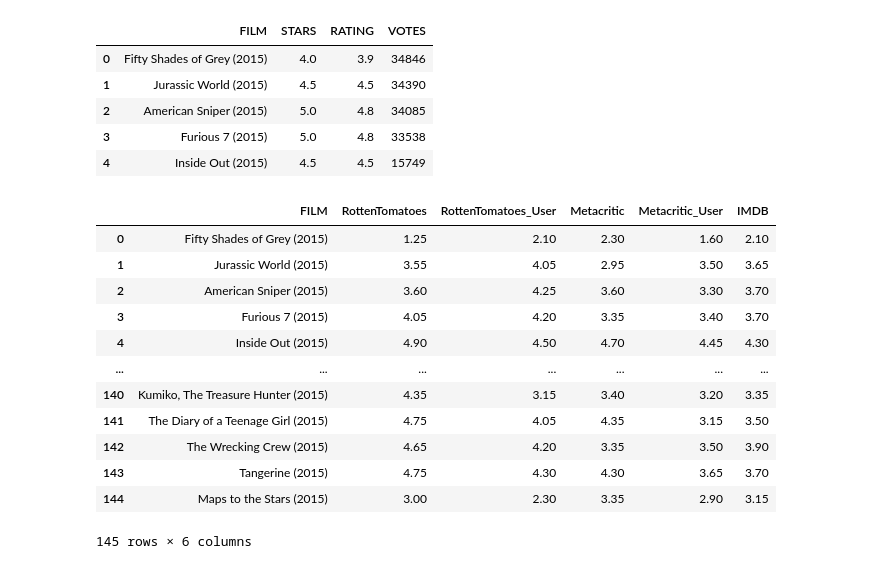
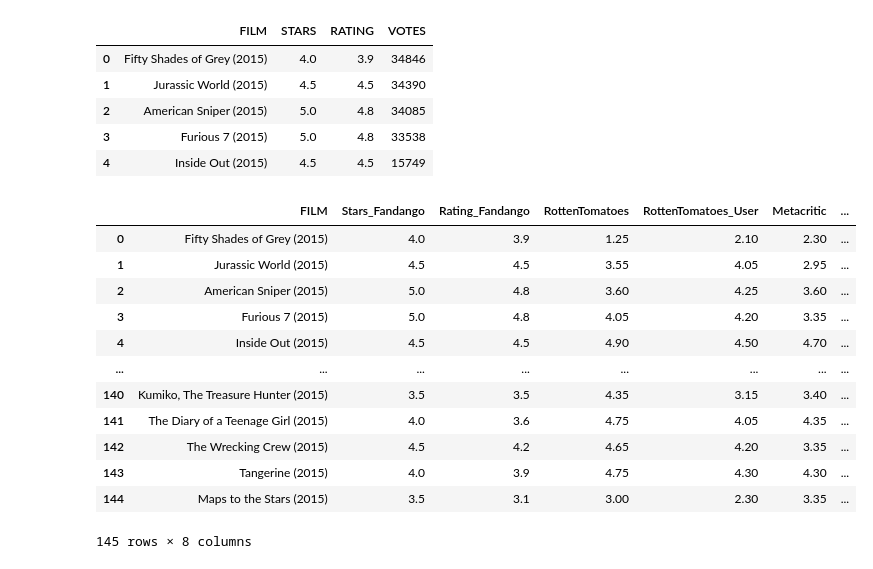
Before and after one commit to JovanTTT/FandangoProject, a Jupyter notebook: Fandango-Project.ipynb, the cells around one changed output. Cells and saved outputs as stored; diff of their text form; code cells hidden in the pictures.

```diff
--- a/Fandango-Project.ipynb
+++ b/Fandango-Project.ipynb
@@ -665,21 +665,22 @@ fandango.head()
 | 3 | Furious 7 (2015) | 5.0 | 4.8 | 33538 |
 | 4 | Inside Out (2015) | 4.5 | 4.5 | 15749 |
 # %%
-convertedDataFrame = pd.DataFrame({'FILM' : mergedFandango['FILM'], 'RottenTomatoes' : mergedFandango['RottenTomatoes'] / 20,
+convertedDataFrame = pd.DataFrame({' FILM' : mergedFandango['FILM'], 'Stars_Fandango' : mergedFandango['STARS'],
+                                   'Rating_Fandango' : mergedFandango['RATING'], 'RottenTomatoes' : mergedFandango['RottenTomatoes'] / 20,
                                    'RottenTomatoes_User' : mergedFandango['RottenTomatoes_User'] / 20, 'Metacritic' : mergedFandango['Metacritic'] / 20,
                                    'Metacritic_User' : mergedFandango['Metacritic_User'] / 2, 'IMDB' : mergedFandango['IMDB'] / 2})
 convertedDataFrame
 # %% [output]
-|  | FILM | RottenTomatoes | RottenTomatoes_User | Metacritic | Metacritic_User | IMDB |
-| 0 | Fifty Shades of Grey (2015) | 1.25 | 2.10 | 2.30 | 1.60 | 2.10 |
-| 1 | Jurassic World (2015) | 3.55 | 4.05 | 2.95 | 3.50 | 3.65 |
-| 2 | American Sniper (2015) | 3.60 | 4.25 | 3.60 | 3.30 | 3.70 |
-| 3 | Furious 7 (2015) | 4.05 | 4.20 | 3.35 | 3.40 | 3.70 |
-| 4 | Inside Out (2015) | 4.90 | 4.50 | 4.70 | 4.45 | 4.30 |
-| ... | ... | ... | ... | ... | ... | ... |
-| 140 | Kumiko, The Treasure Hunter (2015) | 4.35 | 3.15 | 3.40 | 3.20 | 3.35 |
-| 141 | The Diary of a Teenage Girl (2015) | 4.75 | 4.05 | 4.35 | 3.15 | 3.50 |
-| 142 | The Wrecking Crew (2015) | 4.65 | 4.20 | 3.35 | 3.50 | 3.90 |
-| 143 | Tangerine (2015) | 4.75 | 4.30 | 4.30 | 3.65 | 3.70 |
-| 144 | Maps to the Stars (2015) | 3.00 | 2.30 | 3.35 | 2.90 | 3.15 |
+|  | FILM | Stars_Fandango | Rating_Fandango | RottenTomatoes | RottenTomatoes_User | Metacritic | ... |
+| 0 | Fifty Shades of Grey (2015) | 4.0 | 3.9 | 1.25 | 2.10 | 2.30 | ... |
+| 1 | Jurassic World (2015) | 4.5 | 4.5 | 3.55 | 4.05 | 2.95 | ... |
+| 2 | American Sniper (2015) | 5.0 | 4.8 | 3.60 | 4.25 | 3.60 | ... |
+| 3 | Furious 7 (2015) | 5.0 | 4.8 | 4.05 | 4.20 | 3.35 | ... |
+| 4 | Inside Out (2015) | 4.5 | 4.5 | 4.90 | 4.50 | 4.70 | ... |
+| ... | ... | ... | ... | ... | ... | ... | ... |
+| 140 | Kumiko, The Treasure Hunter (2015) | 3.5 | 3.5 | 4.35 | 3.15 | 3.40 | ... |
+| 141 | The Diary of a Teenage Girl (2015) | 4.0 | 3.6 | 4.75 | 4.05 | 4.35 | ... |
+| 142 | The Wrecking Crew (2015) | 4.5 | 4.2 | 4.65 | 4.20 | 3.35 | ... |
+| 143 | Tangerine (2015) | 4.0 | 3.9 | 4.75 | 4.30 | 4.30 | ... |
+| 144 | Maps to the Stars (2015) | 3.5 | 3.1 | 3.00 | 2.30 | 3.35 | ... |
-145 rows × 6 columns
+145 rows × 8 columns
```
Also changed, not shown: parts of 3 cells of this notebook.
